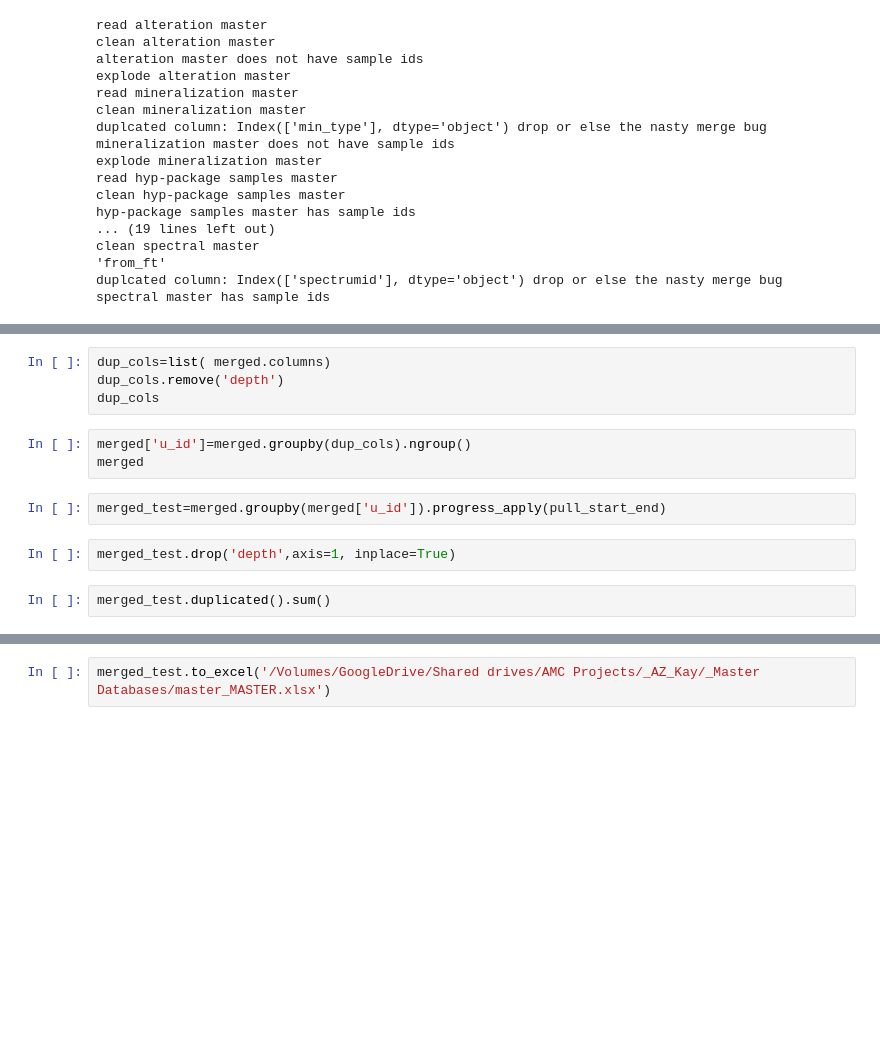
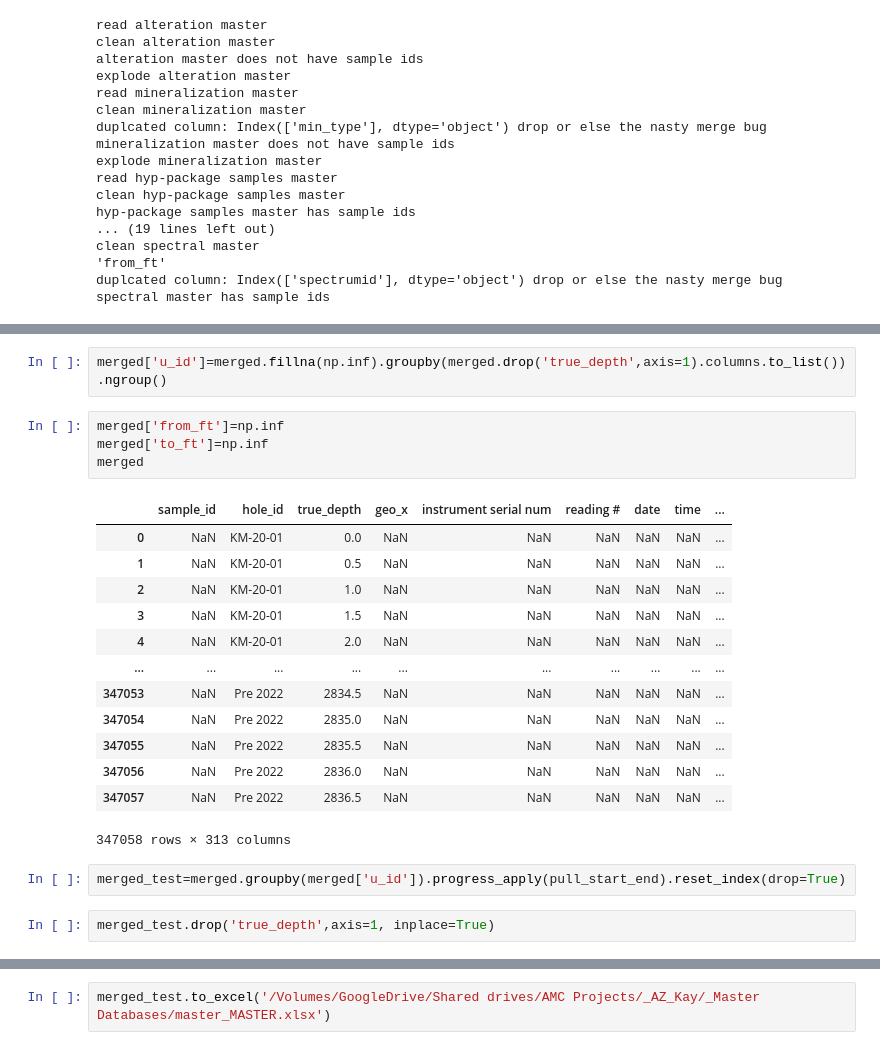
Before and after one commit to amundsentech/Kay_master_merge, a Jupyter notebook: Scratchpaper_final_merge.ipynb, the cells around one changed output, grey strips where cells are left out. Cells and saved outputs as stored; diff of their text form; blank space fills up the shorter version.

```diff
--- a/Scratchpaper_final_merge.ipynb
+++ b/Scratchpaper_final_merge.ipynb
@@ -263,13 +307,24 @@ merged
-# %%
-dup_cols=list( merged.columns)
-dup_cols.remove('depth')
-dup_cols
 # %%
-merged['u_id']=merged.groupby(dup_cols).ngroup()
-merged
+merged['u_id']=merged.fillna(np.inf).groupby(merged.drop('true_depth',axis=1).columns.to_list()).ngroup()
+# %%
+merged['from_ft']=np.inf
+merged['to_ft']=np.inf
+merged
+# %% [output]
+|  | sample_id | hole_id | true_depth | geo_x | instrument serial num | reading # | date | time | ... |
+| 0 | NaN | KM-20-01 | 0.0 | NaN | NaN | NaN | NaN | NaN | ... |
+| 1 | NaN | KM-20-01 | 0.5 | NaN | NaN | NaN | NaN | NaN | ... |
+| 2 | NaN | KM-20-01 | 1.0 | NaN | NaN | NaN | NaN | NaN | ... |
+| 3 | NaN | KM-20-01 | 1.5 | NaN | NaN | NaN | NaN | NaN | ... |
+| 4 | NaN | KM-20-01 | 2.0 | NaN | NaN | NaN | NaN | NaN | ... |
+| ... | ... | ... | ... | ... | ... | ... | ... | ... | ... |
+| 347053 | NaN | Pre 2022 | 2834.5 | NaN | NaN | NaN | NaN | NaN | ... |
+| 347054 | NaN | Pre 2022 | 2835.0 | NaN | NaN | NaN | NaN | NaN | ... |
+| 347055 | NaN | Pre 2022 | 2835.5 | NaN | NaN | NaN | NaN | NaN | ... |
+| 347056 | NaN | Pre 2022 | 2836.0 | NaN | NaN | NaN | NaN | NaN | ... |
+| 347057 | NaN | Pre 2022 | 2836.5 | NaN | NaN | NaN | NaN | NaN | ... |
+347058 rows × 313 columns
 # %%
-merged_test=merged.groupby(merged['u_id']).progress_apply(pull_start_end)
+merged_test=merged.groupby(merged['u_id']).progress_apply(pull_start_end).reset_index(drop=True)
 # %%
-merged_test.drop('depth',axis=1, inplace=True)
+merged_test.drop('true_depth',axis=1, inplace=True)
-# %%
-merged_test.duplicated().sum()
```
Also changed, not shown: parts of 11 cells of this notebook, 4 other files.
